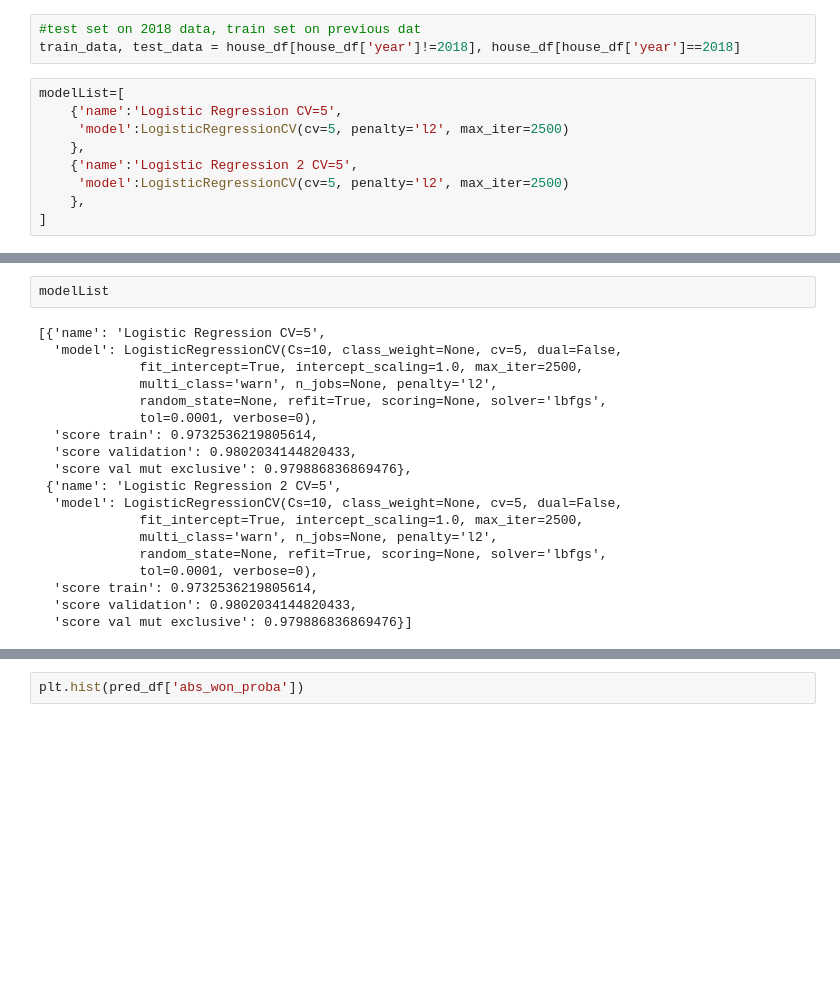
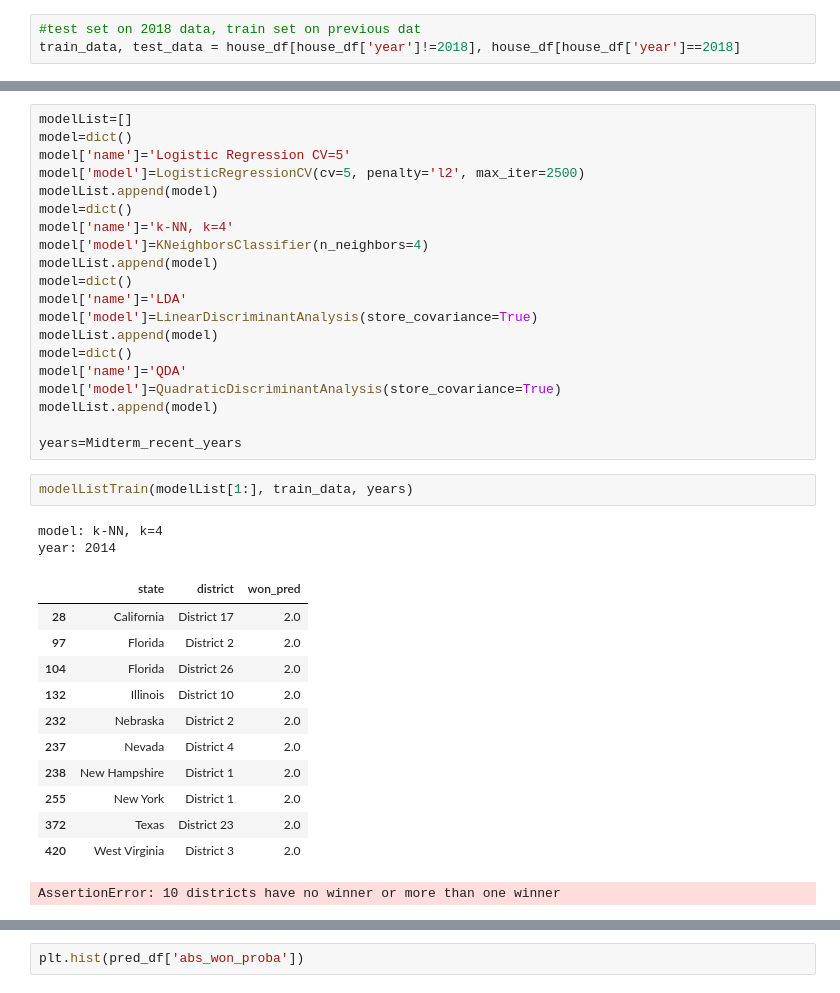
Before and after one commit to pmary/harvard_E-109A_final, a Jupyter notebook: 05-Modeling.ipynb, the cells around one changed output, grey strips where cells are left out. Drawn from its saved outputs; the diff is of its cells as text; blank space fills up the shorter version.

```diff
--- a/05-Modeling.ipynb
+++ b/05-Modeling.ipynb
@@ -236,12 +257,3 @@ N. Republican districts: 207
 # %%
 #test set on 2018 data, train set on previous dat
 train_data, test_data = house_df[house_df['year']!=2018], house_df[house_df['year']==2018]
-# %%
-modelList=[
-    {'name':'Logistic Regression CV=5',
-     'model':LogisticRegressionCV(cv=5, penalty='l2', max_iter=2500)
-    },
-    {'name':'Logistic Regression 2 CV=5',
-     'model':LogisticRegressionCV(cv=5, penalty='l2', max_iter=2500)
-    },
-]
@@ -319,21 +328,37 @@ Uncertainties: 10
-# %%
-modelList
-# %% [output]
-[{'name': 'Logistic Regression CV=5',
-  'model': LogisticRegressionCV(Cs=10, class_weight=None, cv=5, dual=False,
-             fit_intercept=True, intercept_scaling=1.0, max_iter=2500,
-             multi_class='warn', n_jobs=None, penalty='l2',
-             random_state=None, refit=True, scoring=None, solver='lbfgs',
-             tol=0.0001, verbose=0),
-  'score train': 0.9732536219805614,
-  'score validation': 0.9802034144820433,
-  'score val mut exclusive': 0.979886836869476},
- {'name': 'Logistic Regression 2 CV=5',
-  'model': LogisticRegressionCV(Cs=10, class_weight=None, cv=5, dual=False,
-             fit_intercept=True, intercept_scaling=1.0, max_iter=2500,
-             multi_class='warn', n_jobs=None, penalty='l2',
-             random_state=None, refit=True, scoring=None, solver='lbfgs',
-             tol=0.0001, verbose=0),
-  'score train': 0.9732536219805614,
-  'score validation': 0.9802034144820433,
-  'score val mut exclusive': 0.979886836869476}]
+# %%
+modelList=[]
+model=dict()
+model['name']='Logistic Regression CV=5'
+model['model']=LogisticRegressionCV(cv=5, penalty='l2', max_iter=2500)
+modelList.append(model)
+model=dict()
+model['name']='k-NN, k=4'
+model['model']=KNeighborsClassifier(n_neighbors=4)
+modelList.append(model)
+model=dict()
+model['name']='LDA'
+model['model']=LinearDiscriminantAnalysis(store_covariance=True)
+modelList.append(model)
+model=dict()
+model['name']='QDA'
+model['model']=QuadraticDiscriminantAnalysis(store_covariance=True)
+modelList.append(model)
+
+years=Midterm_recent_years
+# %%
+modelListTrain(modelList[1:], train_data, years)
+# %% [output]
+model: k-NN, k=4
+year: 2014
+|  | state | district | won_pred |
+| 28 | California | District 17 | 2.0 |
+| 97 | Florida | District 2 | 2.0 |
+| 104 | Florida | District 26 | 2.0 |
+| 132 | Illinois | District 10 | 2.0 |
+| 232 | Nebraska | District 2 | 2.0 |
+| 237 | Nevada | District 4 | 2.0 |
+| 238 | New Hampshire | District 1 | 2.0 |
+| 255 | New York | District 1 | 2.0 |
+| 372 | Texas | District 23 | 2.0 |
+| 420 | West Virginia | District 3 | 2.0 |
+AssertionError: 10 districts have no winner or more than one winner
```
Also changed, not shown: parts of 13 cells of this notebook.
